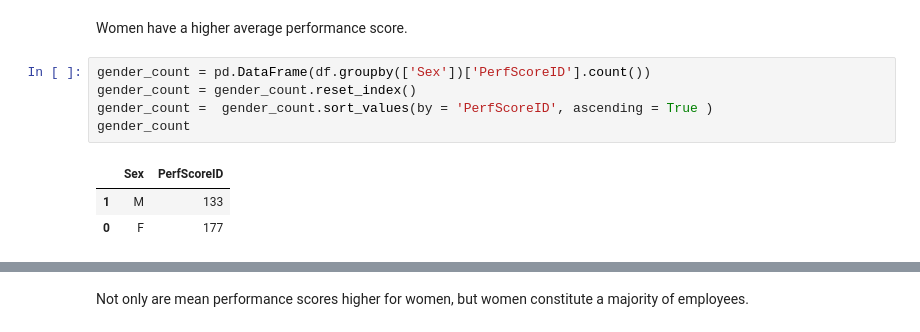
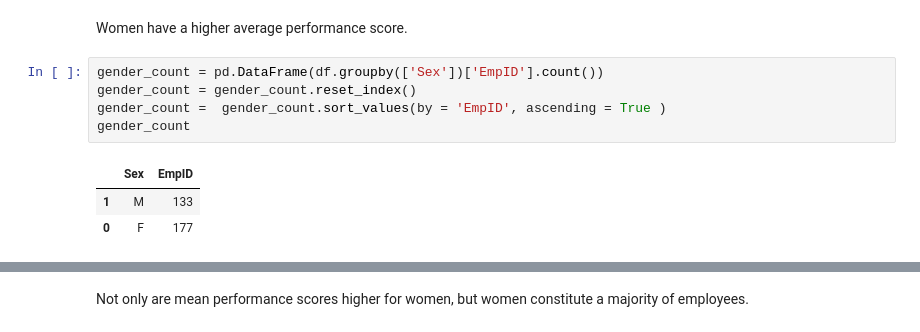
Before and after one commit to Vajrasamaya/Human_Capital_Analytics, a Jupyter notebook: Notebooks/EDA_HR_Analytics.ipynb, the cells around one changed output, grey strips where cells are left out. Saved outputs shown, nothing was run; the diff lists cells and outputs as text.

```diff
--- a/Notebooks/EDA_HR_Analytics.ipynb
+++ b/Notebooks/EDA_HR_Analytics.ipynb
@@ -204,12 +204,12 @@ fig.show()
 # %% [markdown]
 Women have a higher average performance score.
 # %%
-gender_count = pd.DataFrame(df.groupby(['Sex'])['PerfScoreID'].count())
+gender_count = pd.DataFrame(df.groupby(['Sex'])['EmpID'].count())
 gender_count = gender_count.reset_index()
-gender_count =  gender_count.sort_values(by = 'PerfScoreID', ascending = True )
+gender_count =  gender_count.sort_values(by = 'EmpID', ascending = True )
 gender_count
 # %% [output]
-|  | Sex | PerfScoreID |
+|  | Sex | EmpID |
 | 1 | M | 133 |
 | 0 | F | 177 |
 # %%
```
Also changed, not shown: parts of 5 cells of this notebook, 1 other file.
